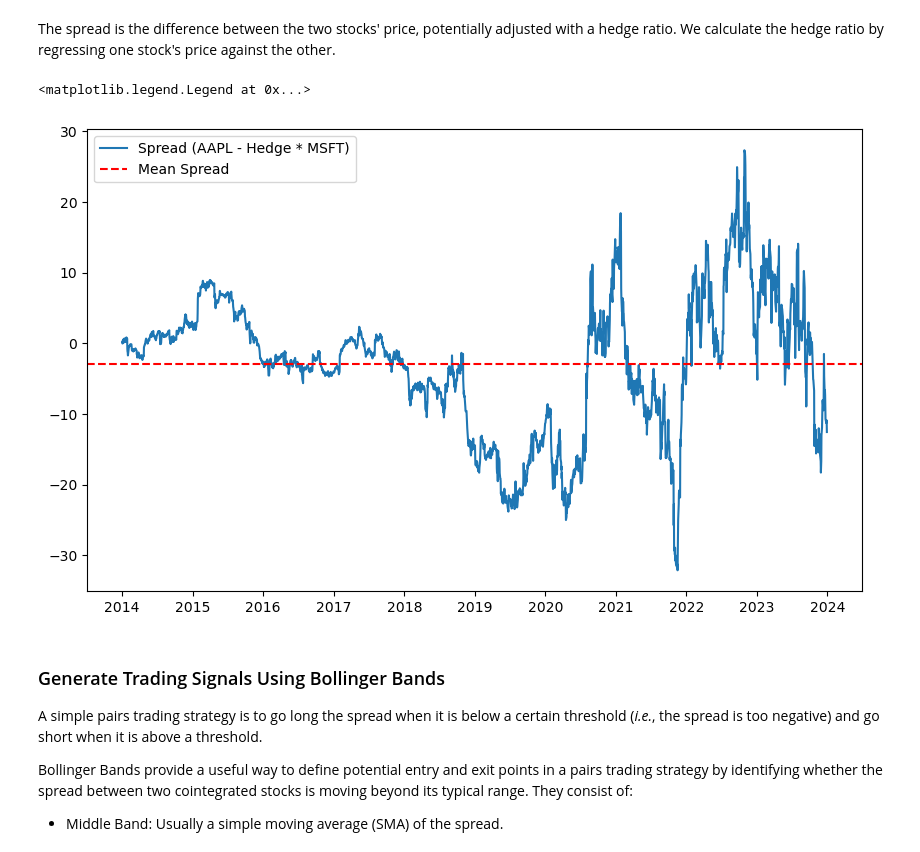
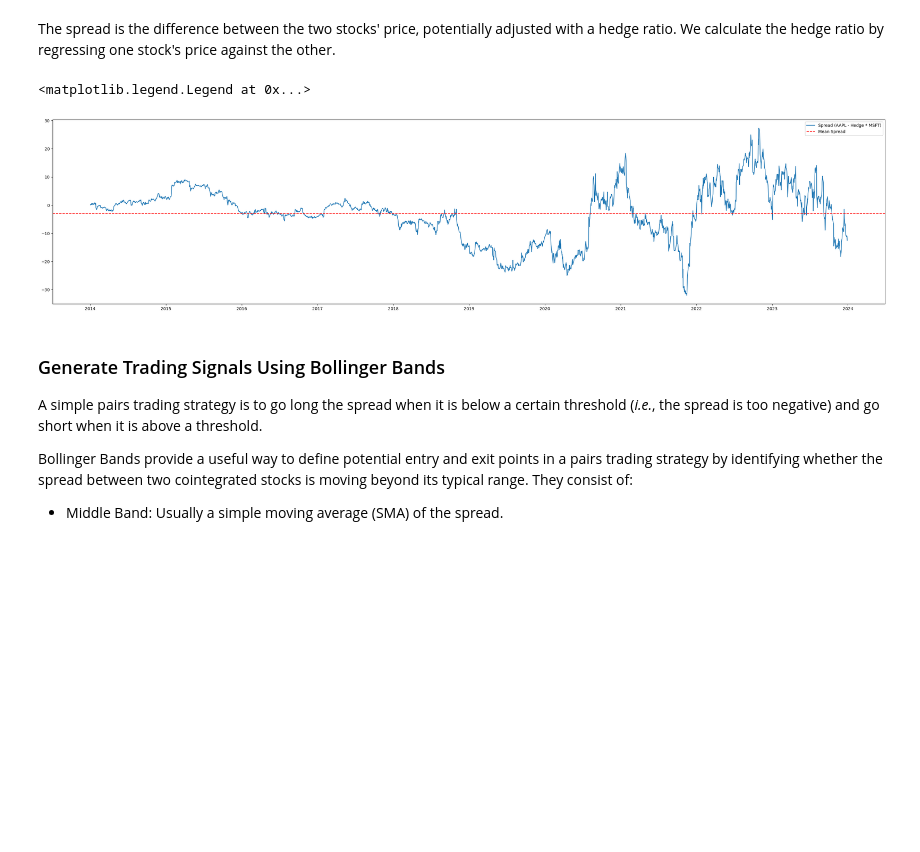
Before and after one commit to loyiwen/PairsTradingBot, a Jupyter notebook: pairs_trading_logic.ipynb, the cells around one changed output. Cells and saved outputs as stored; diff of their text form; code cells hidden in the pictures; blank space fills up the shorter version.

```diff
--- a/pairs_trading_logic.ipynb
+++ b/pairs_trading_logic.ipynb
@@ -79,23 +78,23 @@ The spread is the difference between the two stocks' price, potentially adjusted
 # %%
 # Perform linear regression (AAPL ~ MSFT)
 X = sm.add_constant(msft_close)
 model = sm.OLS(aapl_close, X).fit()
 
 # Extract hedge ratio
 hedge_ratio = model.params.iloc[1]
 intercept = model.params.iloc[0]
 
 # Calculate spread
 spread = aapl_close - hedge_ratio * msft_close
 
 # Plot spread
-plt.figure(figsize=(10, 6))
+plt.figure(figsize=(36, 8))
 plt.plot(spread, label='Spread (AAPL - Hedge * MSFT)')
 plt.axhline(spread.mean(), color='red', linestyle='--', label='Mean Spread')
 plt.legend()
 # %% [output]
 <matplotlib.legend.Legend at 0x...>
-[figure, old version]
+[figure, new version]
 # %% [markdown]
 ### Generate Trading Signals Using Bollinger Bands
 
```
Also changed, not shown: parts of 4 cells of this notebook.
